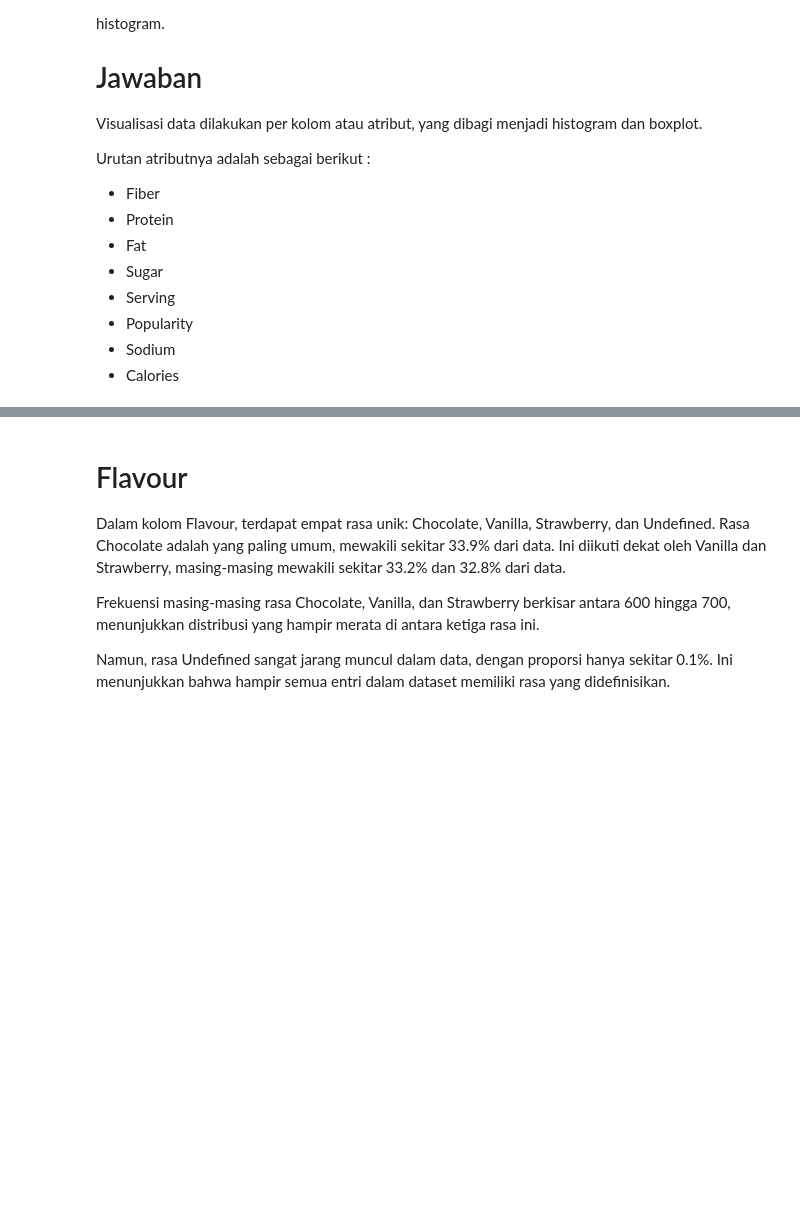
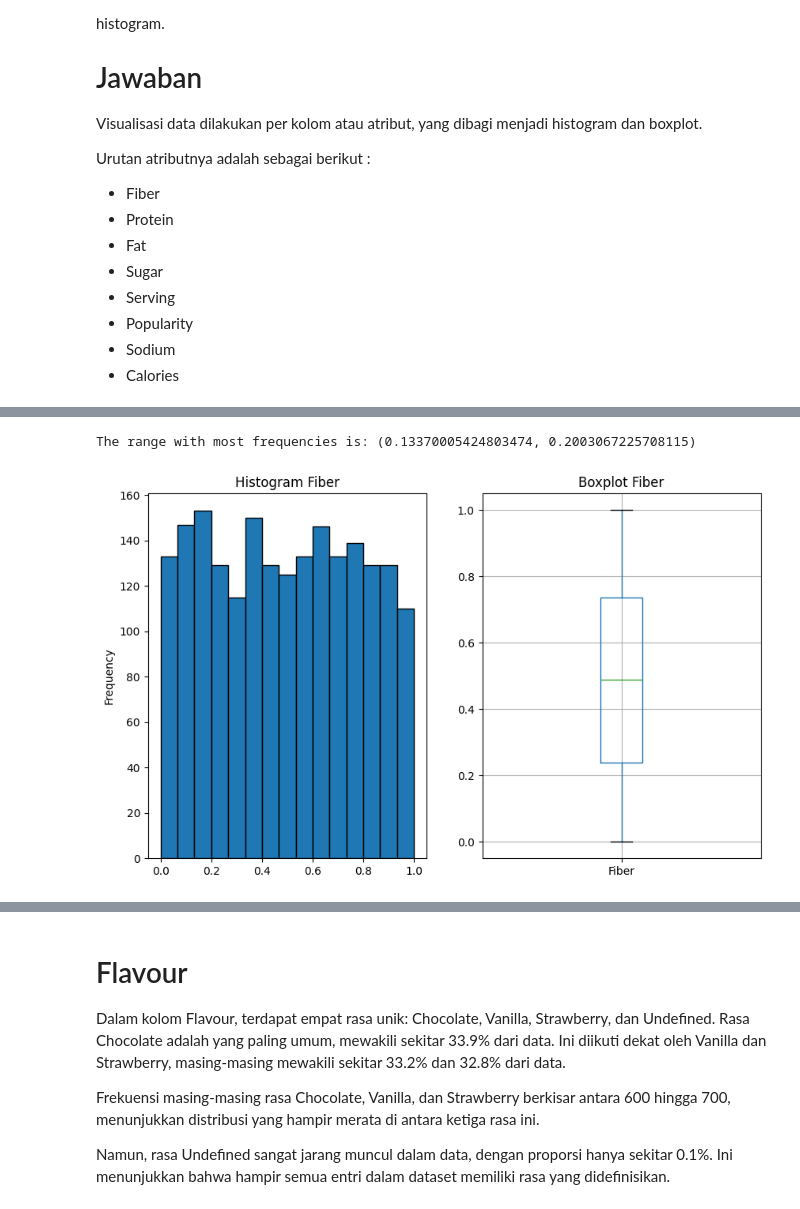
Before and after one commit to alandmprtma/IF2220-Tubes-Probstat, a Jupyter notebook: K03-IF2220-13522124-13522135.ipynb, the cells around one changed output, grey strips where cells are left out. Drawn from its saved outputs; the diff is of its cells as text; code cells hidden in the pictures; blank space fills up the shorter version.

```diff
--- a/K03-IF2220-13522124-13522135.ipynb
+++ b/K03-IF2220-13522124-13522135.ipynb
@@ -384,0 +252,30 @@ plot_attribute(data, 'Calories')
+# %%
+# sort column order by mean values ascending
+data = cleaned_data.reindex(data.mean(numeric_only=True).sort_values().index, axis=1)
+
+
+# Function to plot histogram and boxplot for a given attribute
+def plot_attribute(data ,attr):
+  fig, axes = plt.subplots(1, 2)
+  data[attr].plot(kind='hist',edgecolor='black', ax=axes[0], figsize=(10,6), title="Histogram "+attr, bins=15)
+  data.boxplot(attr, ax=axes[1]).set_title("Boxplot " + attr)
+
+# Function to plot histogram and boxplot for a given discrete attribute
+def plot_discrete_attribute(data ,attr):
+  fig, axes = plt.subplots(1, 2)
+  data[attr].plot(kind='hist',edgecolor='black', ax=axes[0], figsize=(10,6), title="Histogram "+attr)
+  data.boxplot(attr, ax=axes[1]).set_title("Boxplot " + attr)
+
+
+def plot_categorical_attribute(data, attr):
+    data[attr].value_counts().plot(kind='bar', title="Bar chart of " + attr)
+
+def print_most_frequent_range(data, attr, bins=15):
+    # Create histogram
+    hist, bin_edges = np.histogram(data[attr], bins=bins)
+
+    # Find the bin with the most frequencies
+    max_freq_index = np.argmax(hist)
+
+    # Print the range with most frequencies
+    print(f"The range with most frequencies is: ({bin_edges[max_freq_index]}, {bin_edges[max_freq_index + 1]})")
@@ -384,0 +295,6 @@ plot_attribute(data, 'Calories')
+# %%
+plot_attribute(data, 'Fiber')
+print_most_frequent_range(data, 'Fiber')
+# %% [output]
+The range with most frequencies is: (0.13370005424803474, 0.2003067225708115)
+[figure, added]
```
Also changed, not shown: parts of 39 cells of this notebook.
